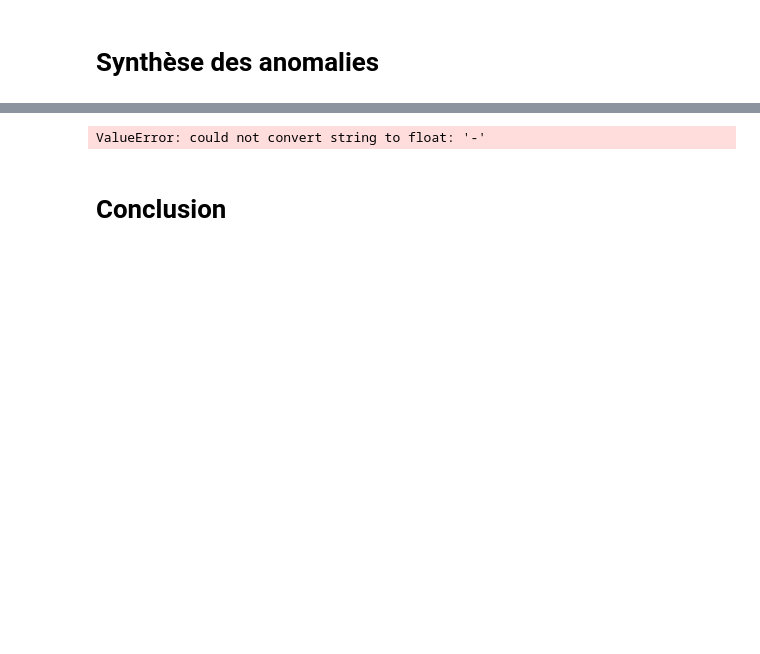
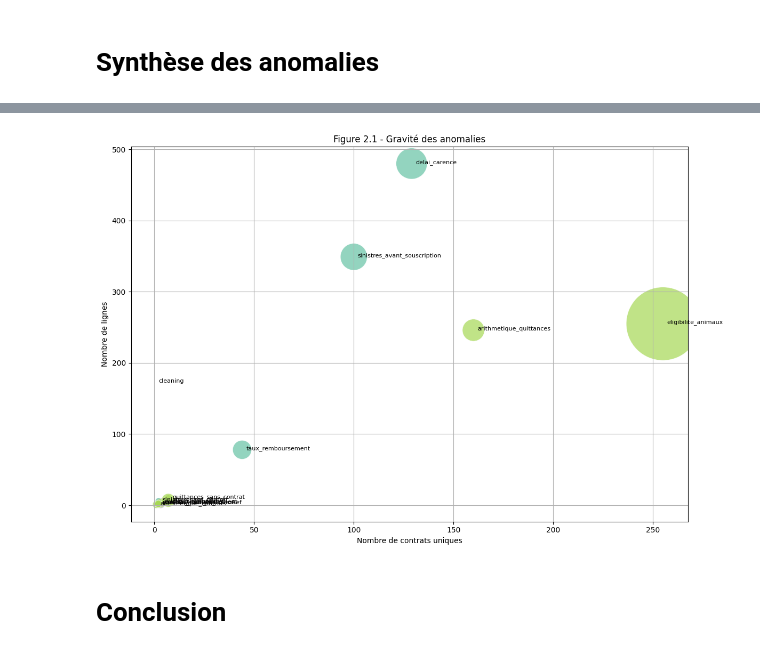
Before and after one commit to guilhembr/happypet-data-quality, a Jupyter notebook: notebooks/02_business_rules.ipynb, the cells around one changed output, grey strips where cells are left out. Saved outputs shown, nothing was run; the diff lists cells and outputs as text; code cells hidden in the pictures; blank space fills up the shorter version.

```diff
--- a/notebooks/02_business_rules.ipynb
+++ b/notebooks/02_business_rules.ipynb
@@ -443,45 +296,10 @@ display(df_recap_anomalies)
 | 12 | ids_format_global | 7 | 7 | 2793.0 | healthPremiumInclTax |
 | 13 | delai_carence | 480 | 129 | 17056.64 | claimPaid |
 | 14 | sinistres_avant_souscription | 349 | 100 | 12587.54 | claimPaid |
-# %%
-# Copie du DataFrame sans les lignes où les infos sont absentes
-df_bubble = df_recap_anomalies.dropna(subset=["Montant total concerné (€)", "Nb de contrats uniques"]).copy()
-
-# Nettoyage de la colonne "Montant total concerné (€)"
-df_bubble["Montant total concerné (€)"] = (
-    df_bubble["Montant total concerné (€)"]
-    .replace("-", np.nan)  # ou .replace("-", 0.0) si tu préfères
-    .astype(float)
-)
-
-# Conversion des contrats uniques (si besoin)
-df_bubble["Nb de contrats uniques"] = pd.to_numeric(df_bubble["Nb de contrats uniques"], errors="coerce").fillna(0).astype(int)
-
-# Graphe
-plt.figure(figsize=(12, 8))
-scatter = plt.scatter(
-    df_bubble["Nb de contrats uniques"],
-    df_bubble["Nb de lignes"],
-    s=df_bubble["Montant total concerné (€)"].abs() / 10 + 50,  # taille des bulles
-    c=df_bubble["Agrégat concerné"].astype("category").cat.codes,
-    cmap="Set2",
-    alpha=0.7,
-    edgecolors="w",
-    linewidth=0.5
-)
-
-# Étiquettes
-for i, row in df_bubble.iterrows():
-    plt.text(row["Nb de contrats uniques"]+2, row["Nb de lignes"], row["Type d'anomalie"], fontsize=8)
-
-plt.xlabel("Nombre de contrats uniques")
-plt.ylabel("Nombre de lignes")
-plt.title("Gravité des anomalies (bubble chart)")
-plt.grid(True)
-plt.tight_layout()
-plt.show()
-# %% [output]
-ValueError: could not convert string to float: '-'
+# %%
+plot_bubble_anomalies(df_recap_anomalies, anomalies_a_exclure=["valeurs_negatives"])
+# %% [output]
+[figure, added]
 # %% [markdown]
 # Conclusion
 # %% [markdown]
```
Also changed, not shown: parts of 11 cells of this notebook, 17 other files.
